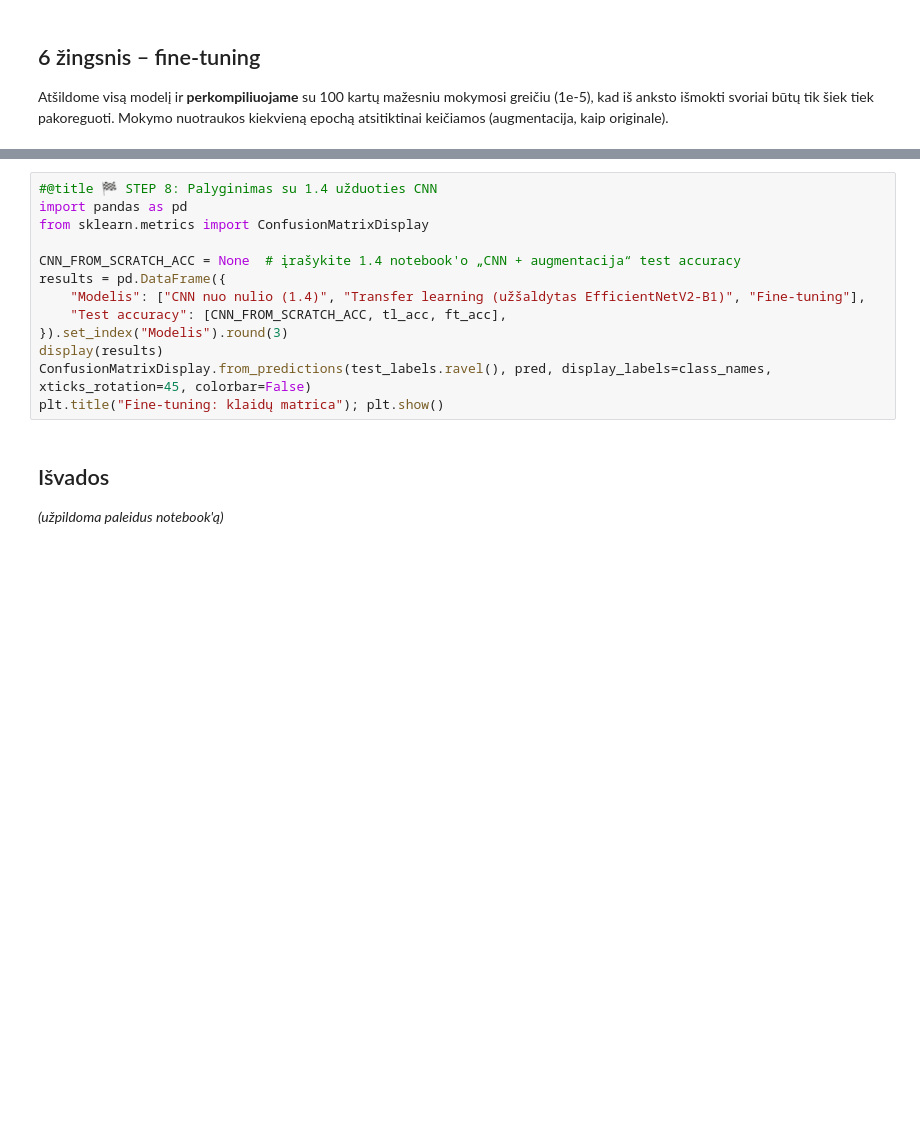
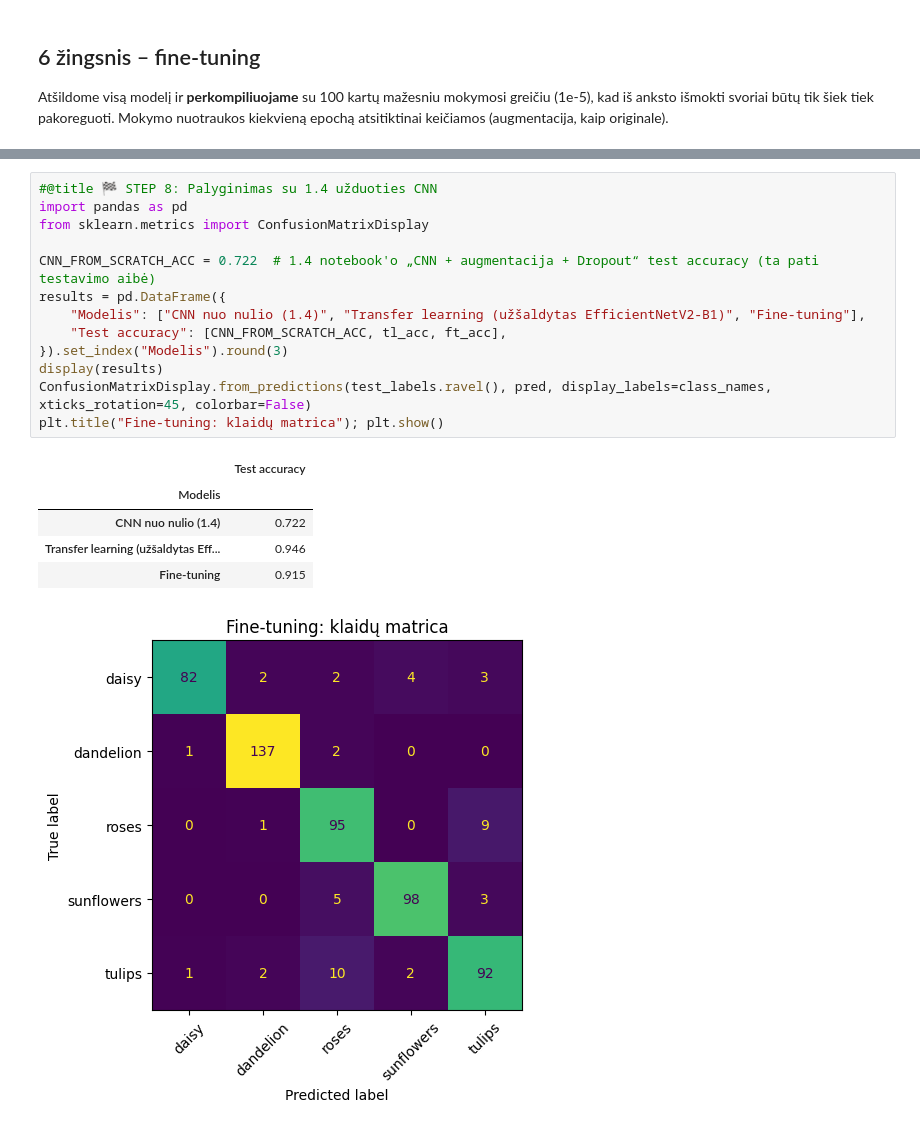
Before and after one commit to edvakasas/Tensorflow, a Jupyter notebook: notebooks/1_5_transfer_learning_2_flowers.ipynb, the cells around one changed output, grey strips where cells are left out. Drawn from its saved outputs; the diff is of its cells as text; blank space fills up the shorter version.

Commit message:
1.5 (2): transfer learning ir fine-tuning su tf_flowers – Colab rezultatai ir išvados

```diff
--- a/notebooks/1_5_transfer_learning_2_flowers.ipynb
+++ b/notebooks/1_5_transfer_learning_2_flowers.ipynb
@@ -137,16 +192,20 @@ plt.show()
 # %%
 #@title 🏁 STEP 8: Palyginimas su 1.4 užduoties CNN
 import pandas as pd
 from sklearn.metrics import ConfusionMatrixDisplay
 
-CNN_FROM_SCRATCH_ACC = None  # įrašykite 1.4 notebook'o „CNN + augmentacija“ test accuracy
+CNN_FROM_SCRATCH_ACC = 0.722  # 1.4 notebook'o „CNN + augmentacija + Dropout“ test accuracy (ta pati testavimo aibė)
 results = pd.DataFrame({
     "Modelis": ["CNN nuo nulio (1.4)", "Transfer learning (užšaldytas EfficientNetV2-B1)", "Fine-tuning"],
     "Test accuracy": [CNN_FROM_SCRATCH_ACC, tl_acc, ft_acc],
 }).set_index("Modelis").round(3)
 display(results)
 ConfusionMatrixDisplay.from_predictions(test_labels.ravel(), pred, display_labels=class_names, xticks_rotation=45, colorbar=False)
 plt.title("Fine-tuning: klaidų matrica"); plt.show()
+# %% [output]
+|  | Test accuracy |
+| Modelis |  |
+| CNN nuo nulio (1.4) | 0.722 |
+| Transfer learning (užšaldytas Eff... | 0.946 |
+| Fine-tuning | 0.915 |
+[figure, added]
-# %% [markdown]
-## Išvados
-*(užpildoma paleidus notebook'ą)*
```
Also changed, not shown: parts of 7 cells of this notebook.
